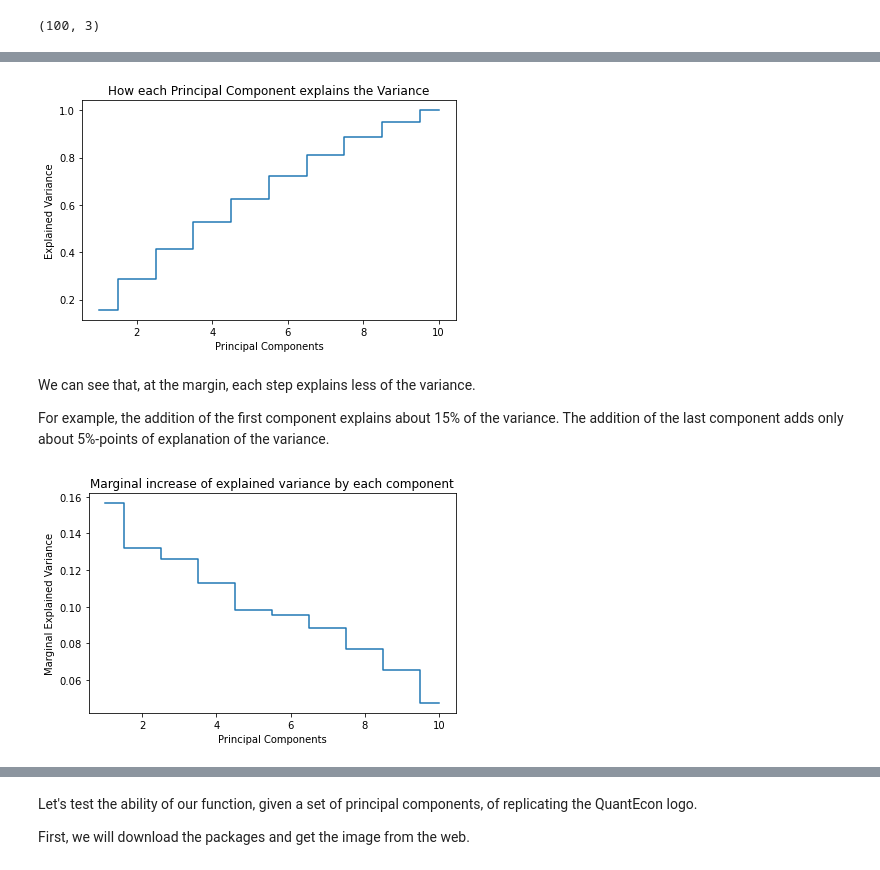
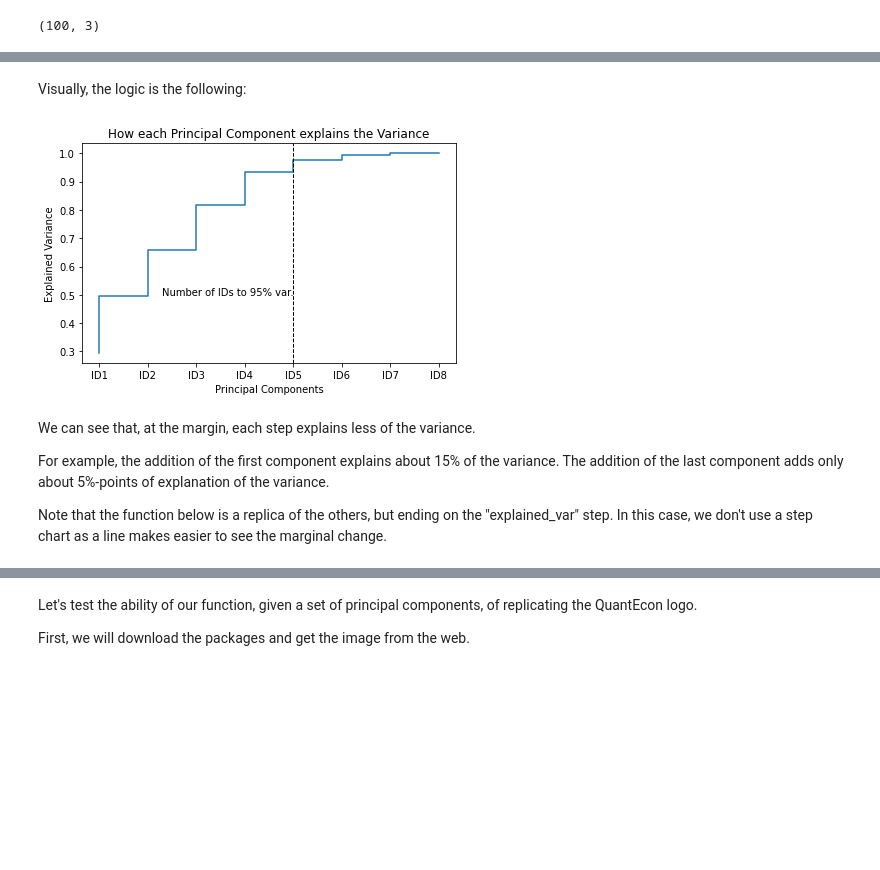
Before and after one commit to af3913/Ferrante_Moreira_Math_Project, a Jupyter notebook: PCA/PCA_Algorithm_v0.1.ipynb, the cells around one changed output, grey strips where cells are left out. Cells and saved outputs as stored; diff of their text form; code cells hidden in the pictures; blank space fills up the shorter version.

```diff
--- a/PCA/PCA_Algorithm_v0.1.ipynb
+++ b/PCA/PCA_Algorithm_v0.1.ipynb
@@ -163,0 +256,7 @@ ex1.shape
+# %%
+# Test: Creating the new data set
+data1 = np.random.randint(1, 10, 80).reshape(10, 8)
+
+#As we did above, see how the new data set look like in a dataframe
+data1_frame = pd.DataFrame(data1, columns=['Data1','Data2','Data3','Data4','Data5','Data6','Data7','Data8'])
+data1_frame
@@ -208,26 +404,28 @@ Now, let's show graphically how each principal component contributes to explaini
+# %% [markdown]
+Visually, the logic is the following:
 # %%
-#Cumulative explanation of the variance for the addition of each principal componenet
-plt.step(range(1, len(sum_explained)+1), sum_explained,
-where='mid', label="Explained Variance")
+#Cumulative explanation of the variance for the addition of each principal component
+plt.step(index_components, explained_frame,
+where='pre', label="Explained Variance")
+
+#Name labels and titles
 plt.ylabel("Explained Variance")
 plt.xlabel("Principal Components")
 plt.title("How each Principal Component explains the Variance")
+
+#Add vertical line to show where the principal component analysis is close to reach 95% of the explained variance
+id_annotation = 'ID5'
+plt.axvline(x=id_annotation, linestyle='dashed', color='black', linewidth=1)
+plt.annotate("Number of IDs to 95% var.", xy=[id_annotation, .5], horizontalalignment='right')
+
+#Show chart
 plt.tight_layout()
 plt.show()
 # %% [output]
-[figure, old version]
+[figure, new version]
 # %% [markdown]
 We can see that, at the margin, each step explains less of the variance.
 
 For example, the addition of the first component explains about 15% of the variance. The addition of the last component adds only about 5%-points of explanation of the variance.
+
+Note that the function below is a replica of the others, but ending on the "explained_var" step. In this case, we don't use a step chart as a line makes easier to see the marginal change.
-# %%
-#Marginal explanation of the variance for the addition of each principal componenet
-plt.step(range(1, len(explained_var)+1), explained_var,
-where='mid', label="Marginal Explained Variance")
-plt.ylabel("Marginal Explained Variance")
-plt.xlabel("Principal Components")
-plt.title("Marginal increase of explained variance by each component")
-plt.tight_layout()
-plt.show()
-# %% [output]
-[figure, removed]
```
Also changed, not shown: parts of 46 cells of this notebook.
